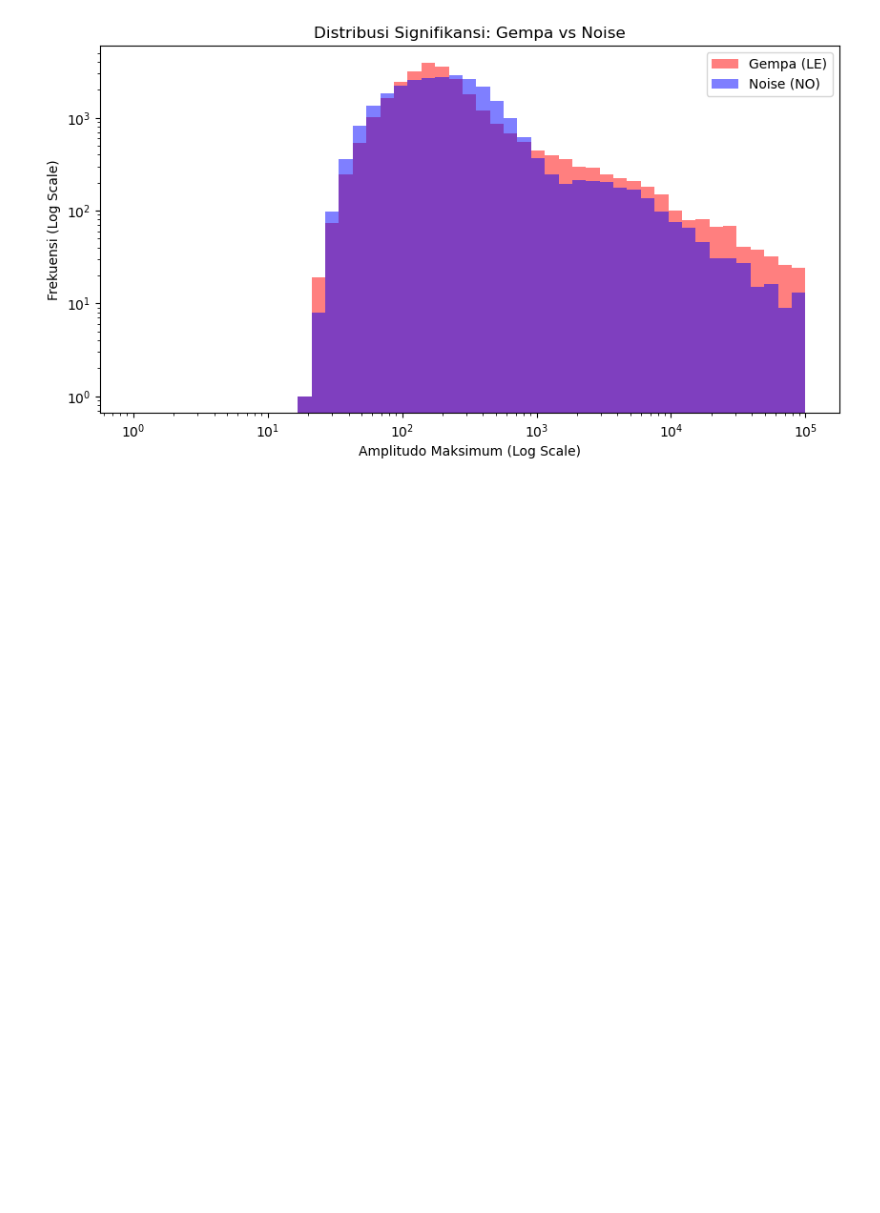
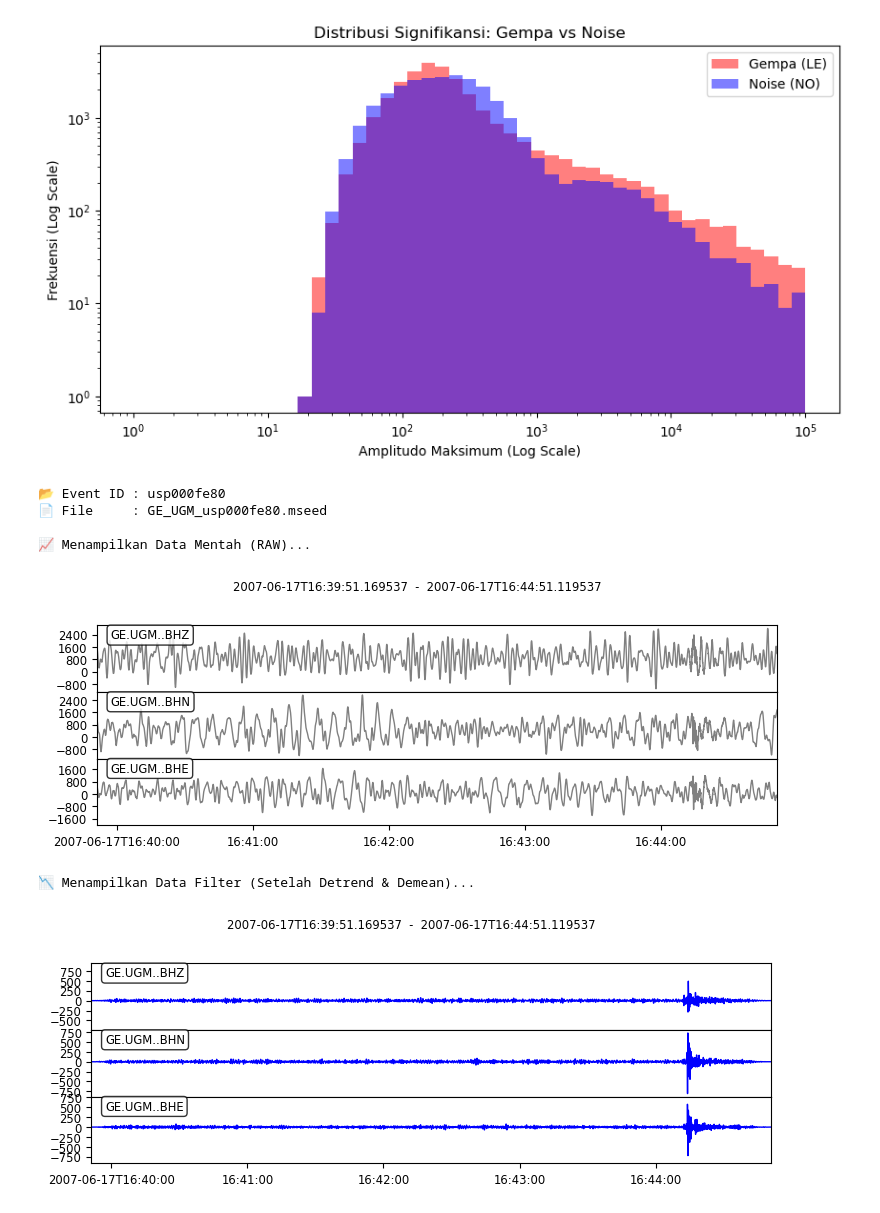
Before and after one commit to verykurniabakti/seismiccode, a Jupyter notebook: mcu_quake/code_gen_trying/indonesia_jaya_benchmarking_data/investigator_visualisator.ipynb, the cells around one changed output. Drawn from its saved outputs; the diff is of its cells as text; code cells hidden in the pictures; blank space fills up the shorter version.

```diff
--- a/mcu_quake/code_gen_trying/indonesia_jaya_benchmarking_data/investigator_visualisator.ipynb
+++ b/mcu_quake/code_gen_trying/indonesia_jaya_benchmarking_data/investigator_visualisator.ipynb
@@ -355,3 +355,59 @@ def audit_kompatibilitas_3c_dataset():
 
 if __name__ == "__main__":
     audit_kompatibilitas_3c_dataset()
+# %%
+import os
+import glob
+import random
+from obspy import read
+
+# ⚠️ GANTI dengan path BASE_DIR Anda
+BASE_DIR = '/Volumes/Local Disk/Code_Git/S3_code/seismic/mcu_quake/code_gen_trying/indonesia_jaya_benchmarking_data/output/waveform_buffer/waveform_ready'
+
+search_pattern = os.path.join(BASE_DIR, '*', '*', '*.mseed')
+mseed_files = glob.glob(search_pattern)
+
+if not mseed_files:
+    print("❌ File tidak ditemukan.")
+else:
+    sample_file = random.choice(mseed_files)
+    print(f"📂 Event ID : {os.path.basename(os.path.dirname(sample_file))}")
+    print(f"📄 File     : {os.path.basename(sample_file)}\n")
+
+    try:
+        st = read(sample_file)
+        st = st[:3] # Ambil 3 komponen pertama
+
+        print("📈 Menampilkan Data Mentah (RAW)...")
+        st.plot(size=(800, 300), color='grey')
+
+        # ==========================================
+        # 🛠️ LANGKAH PREPROCESSING WAJIB SEBELUM FILTER
+        # ==========================================
+        st_filtered = st.copy()
+
+        # 1. Demean: Tarik semua grafik agar titik tengahnya tepat di 0
+        st_filtered.detrend('demean')
+
+        # 2. Linear Detrend: Hilangkan tren miring/menanjak akibat sensor drift
+        st_filtered.detrend('linear')
+
+        # 3. Tapering: Lembutkan 5% ujung awal dan akhir agar filter tidak "kaget" (ringing)
+        st_filtered.taper(max_percentage=0.05, type='cosine')
+
+        # 4. Baru lakukan Bandpass Filter
+        st_filtered.filter('bandpass', freqmin=1.0, freqmax=5.0, corners=4, zerophase=True)
+
+        print("📉 Menampilkan Data Filter (Setelah Detrend & Demean)...")
+        st_filtered.plot(size=(800, 300), color='blue')
+
+    except Exception as e:
+        print(f"⚠️ Gagal memproses: {e}")
+# %% [output]
+📂 Event ID : usp000fe80
+📄 File     : GE_UGM_usp000fe80.mseed
+
+📈 Menampilkan Data Mentah (RAW)...
+[figure, added]
+📉 Menampilkan Data Filter (Setelah Detrend & Demean)...
+[figure, added]
```
Also changed, not shown: 3 other files.
